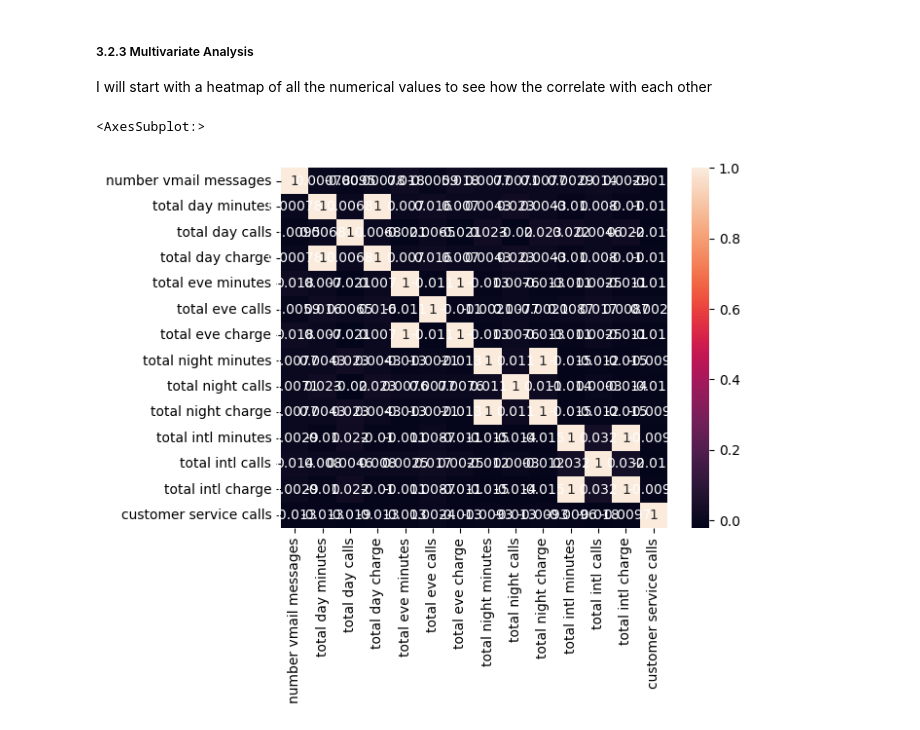
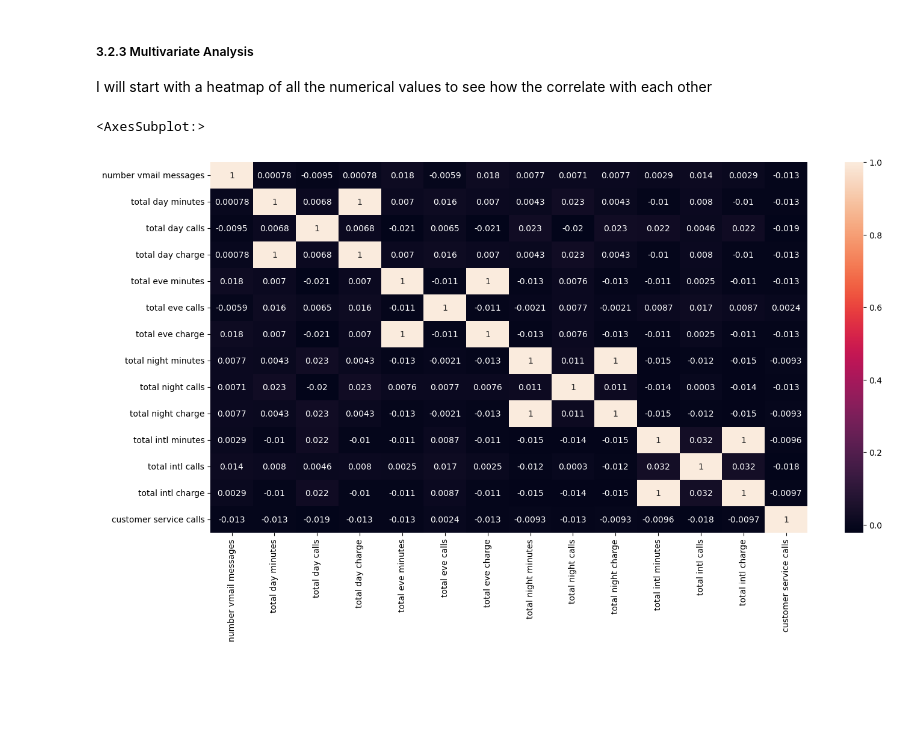
Before and after one commit to Isaac-Munyaka/Phase_3_project, a Jupyter notebook: customer_churn_prediction.ipynb, the cells around one changed output. Drawn from its saved outputs; the diff is of its cells as text; code cells hidden in the pictures; blank space fills up the shorter version.

```diff
--- a/customer_churn_prediction.ipynb
+++ b/customer_churn_prediction.ipynb
@@ -330,12 +330,15 @@ I will start with a heatmap of all the numerical values to see how the correlate
 # %%
 cols_corr=[
        'number vmail messages',
        'total day minutes', 'total day calls', 'total day charge',
        'total eve minutes', 'total eve calls', 'total eve charge',
        'total night minutes', 'total night calls', 'total night charge',
        'total intl minutes', 'total intl calls', 'total intl charge',
        'customer service calls']
+
+
+plt.figure(figsize=(16,8))
 sns.heatmap(data=df[cols_corr].corr(), annot=True)
 # %% [output]
 <AxesSubplot:>
-[figure, old version]
+[figure, new version]
```
